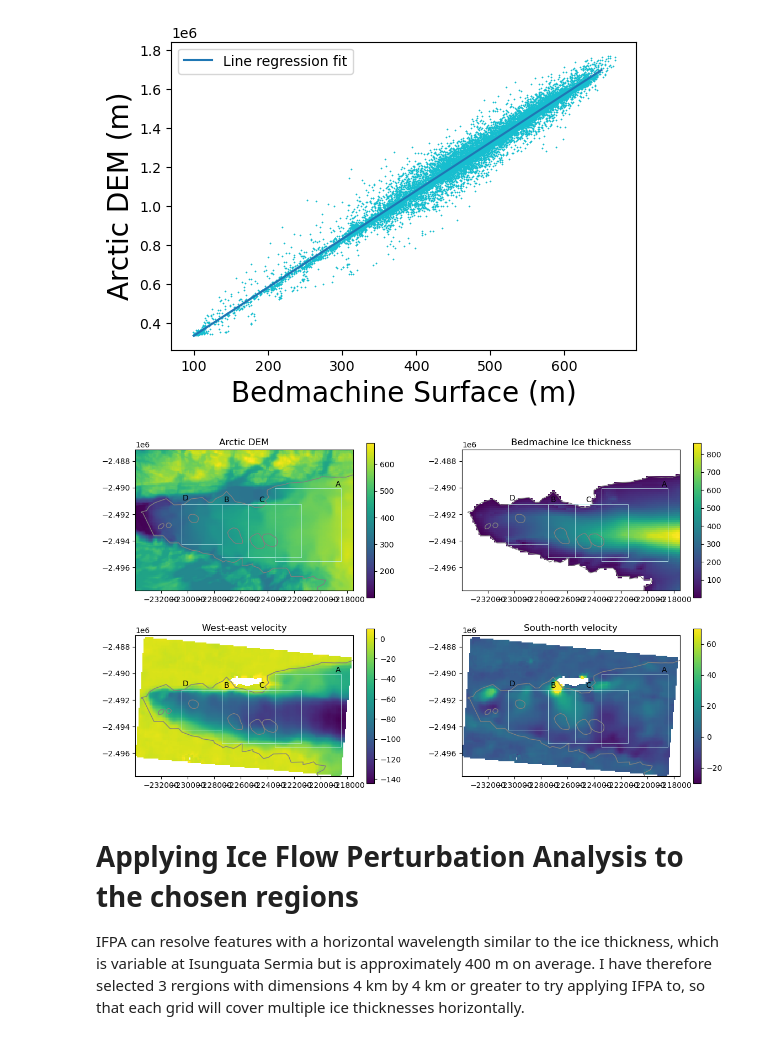
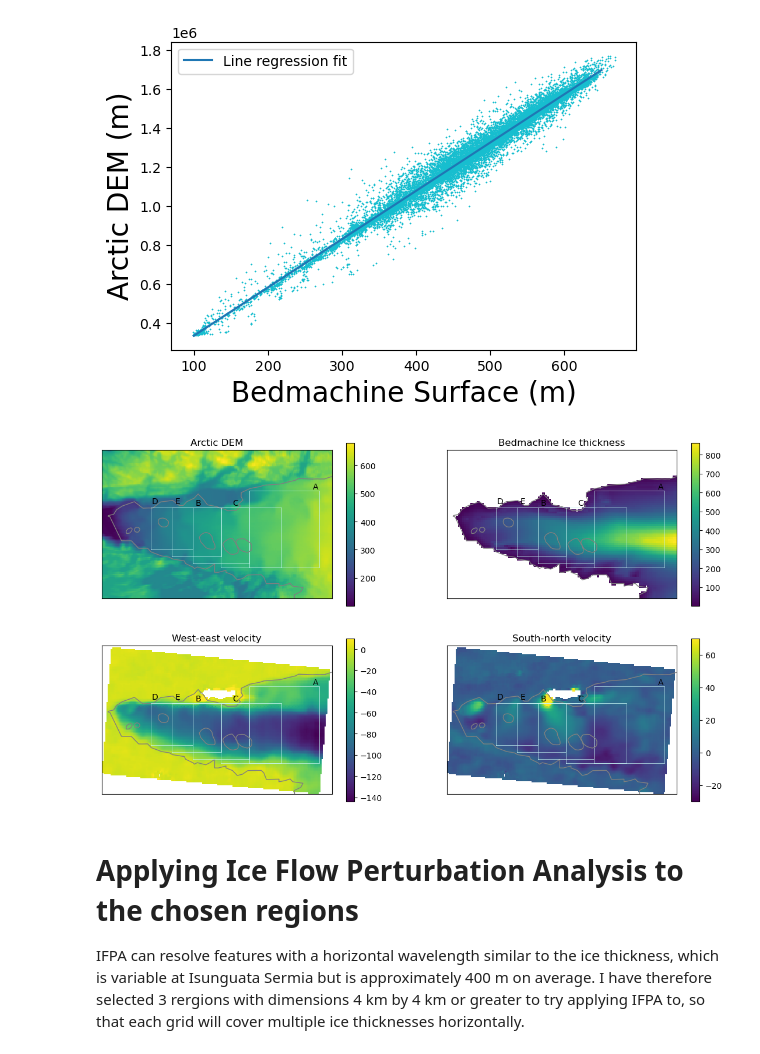
Before and after one commit to hockenden97/Inverting_ice_surface, a Jupyter notebook: IFPA_Isunguata_Sermia.ipynb, the cells around one changed output. Saved outputs shown, nothing was run; the diff lists cells and outputs as text; code cells hidden in the pictures.

```diff
--- a/IFPA_Isunguata_Sermia.ipynb
+++ b/IFPA_Isunguata_Sermia.ipynb
@@ -321,8 +292,8 @@ poly_data = Polygon([(np.min(X_coord), np.min(Y_coord)), (np.min(X_coord), np.ma
 
 x_shift = 10500
 y_shift = 2200
-x_width = 5000
-y_width = 5500
+x_width = 5001
+y_width = 5501
 poly_data2 = Polygon([(np.min(X_coord) + x_shift, np.min(Y_coord) + y_shift),
                       (np.min(X_coord) + x_shift + x_width, np.min(Y_coord) + y_shift),
                       (np.min(X_coord) + x_shift + x_width, np.min(Y_coord) + y_shift + y_width),
@@ -332,8 +303,8 @@ boundsA = [np.min(X_coord) + x_shift, np.min(X_coord) + x_shift + x_width, \
 
 x_shift = 6500
 y_shift = 2500
-x_width = 4000
-y_width = 4000
+x_width = 4001
+y_width = 4001
 poly_data3 = Polygon([(np.min(X_coord) + x_shift, np.min(Y_coord) + y_shift),
                       (np.min(X_coord) + x_shift + x_width, np.min(Y_coord) + y_shift),
                       (np.min(X_coord) + x_shift + x_width, np.min(Y_coord) + y_shift + y_width),
@@ -342,9 +313,9 @@ boundsB = [np.min(X_coord) + x_shift, np.min(X_coord) + x_shift + x_width, \
           np.min(Y_coord) + y_shift, np.min(Y_coord) + y_shift + y_width]
 
 x_shift = 8500
-y_shift = 2500
-x_width = 4000
-y_width = 4000
+y_shift = 2200
+x_width = 4301
+y_width = 4301
 poly_data4 = Polygon([(np.min(X_coord) + x_shift, np.min(Y_coord) + y_shift),
                       (np.min(X_coord) + x_shift + x_width, np.min(Y_coord) + y_shift),
                       (np.min(X_coord) + x_shift + x_width, np.min(Y_coord) + y_shift + y_width),
@@ -354,46 +325,59 @@ boundsC = [np.min(X_coord) + x_shift, np.min(X_coord) + x_shift + x_width, \
 
 x_shift = 3500
 y_shift = 3500
-x_width = 3000
-y_width = 3000
+x_width = 3001
+y_width = 3001
 poly_data5 = Polygon([(np.min(X_coord) + x_shift, np.min(Y_coord) + y_shift),
                       (np.min(X_coord) + x_shift + x_width, np.min(Y_coord) + y_shift),
                       (np.min(X_coord) + x_shift + x_width, np.min(Y_coord) + y_shift + y_width),
                       (np.min(X_coord) + x_shift, np.min(Y_coord) + y_shift + y_width)])
 boundsD = [np.min(X_coord) + x_shift, np.min(X_coord) + x_shift + x_width, \
           np.min(Y_coord) + y_shift, np.min(Y_coord) + y_shift + y_width]
+
+x_shift = 5000
+y_shift = 3000
+x_width = 3501
+y_width = 3501
+poly_data6 = Polygon([(np.min(X_coord) + x_shift, np.min(Y_coord) + y_shift),
+                      (np.min(X_coord) + x_shift + x_width, np.min(Y_coord) + y_shift),
+                      (np.min(X_coord) + x_shift + x_width, np.min(Y_coord) + y_shift + y_width),
+                      (np.min(X_coord) + x_shift, np.min(Y_coord) + y_shift + y_width)])
+boundsE = [np.min(X_coord) + x_shift, np.min(X_coord) + x_shift + x_width, \
+          np.min(Y_coord) + y_shift, np.min(Y_coord) + y_shift + y_width]
 # %%
 # Plot the data to get an overview of the regional conditions
 fig, ax = plt.subplots(2,2, figsize = (14,8))
 im = [[[],[]],[[],[]]]
 titles = [['Arctic DEM','Bedmachine Ice thickness'],['West-east velocity','South-north velocity']]
 im[0][0] = ax[0,0].pcolor(X_coord, Y_coord, ArcticDEM2, shading = 'auto')
 im[0][1] = ax[0,1].pcolor(X_bedmach, Y_bedmach, thick, shading = 'auto')
 im[1][0] = ax[1,0].pcolor(X_coord, Y_coord, Uvel, shading = 'auto')
 im[1][1] = ax[1,1].pcolor(X_coord, Y_coord, Vvel, shading = 'auto')
 for i,j in itertools.product(range(2), range(2)):
     plt.colorbar(im[i][j], ax = ax[i][j])
     GrLaGrLi.plot(ax = ax[i][j], facecolor = 'None', edgecolor='grey')
     Elevation_anomalies.plot(ax = ax[i][j], facecolor = 'None', edgecolor='grey', zorder = 10)
     IceMask.plot(ax= ax[i][j], facecolor = 'None', edgecolor='grey')
-    #ax[i][j].get_xaxis().set_ticks([]); ax[i][j].get_yaxis().set_ticks([]);
+    ax[i][j].get_xaxis().set_ticks([]); ax[i][j].get_yaxis().set_ticks([]);
     ax[i][j].set_xlim(np.min(X_coord), np.max(X_coord))
     ax[i][j].set_ylim(np.min(Y_coord), np.max(Y_coord))
     ax[i][j].plot(*poly_data2.exterior.xy, color = '#c6f5f3', linewidth = 0.5)
     ax[i][j].plot(*poly_data3.exterior.xy, color = '#c6f5f3', linewidth = 0.5)
     ax[i][j].plot(*poly_data4.exterior.xy, color = '#c6f5f3', linewidth = 0.5)
     ax[i][j].plot(*poly_data5.exterior.xy, color = '#c6f5f3', linewidth = 0.5)
+    ax[i][j].plot(*poly_data6.exterior.xy, color = '#c6f5f3', linewidth = 0.5)
     ax[i][j].set_title(titles[i][j])
     ax[i][j].annotate('A', xy = (2,1), xytext = (0.93, 0.74), xycoords = 'axes fraction', ha = 'center', color = 'k');
     ax[i][j].annotate('B', xy = (2,1), xytext = (0.42, 0.63), xycoords = 'axes fraction', ha = 'center', color = 'k');
     ax[i][j].annotate('C', xy = (2,1), xytext = (0.58, 0.63), xycoords = 'axes fraction', ha = 'center', color = 'k');
     ax[i][j].annotate('D', xy = (2,1), xytext = (0.23, 0.64), xycoords = 'axes fraction', ha = 'center', color = 'k');
+    ax[i][j].annotate('E', xy = (2,1), xytext = (0.33, 0.64), xycoords = 'axes fraction', ha = 'center', color = 'k');
 im[1][0].set_clim(None,10);
 im[1][1].set_clim(-30,70);
 
 fig.savefig('IS_regions.png', dpi = 200, bbox_inches = 'tight')
 # %% [output]
-[figure, old version]
+[figure, new version]
 # %% [markdown]
 # Applying Ice Flow Perturbation Analysis to the chosen regions
 
```
Also changed, not shown: parts of 24 cells of this notebook.
